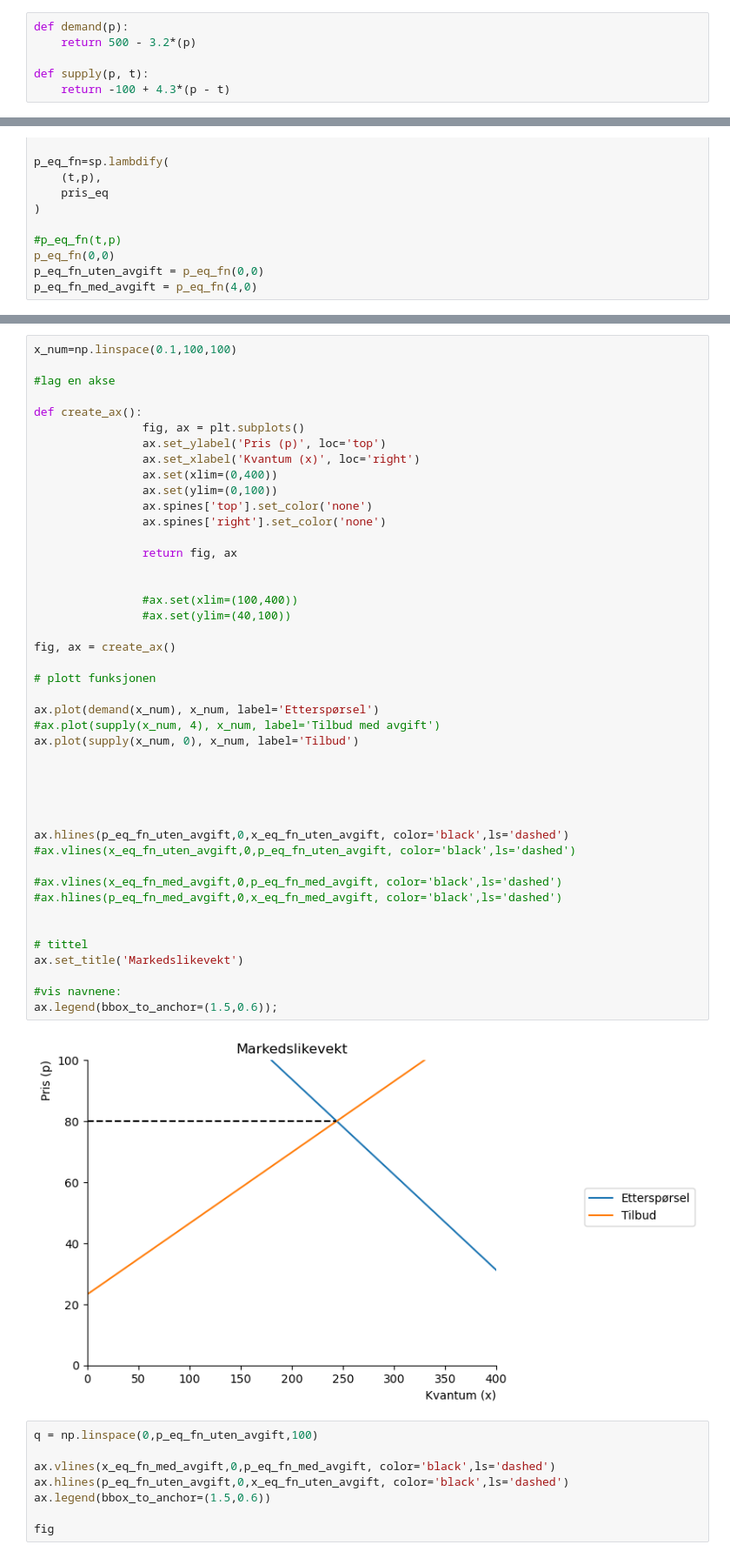
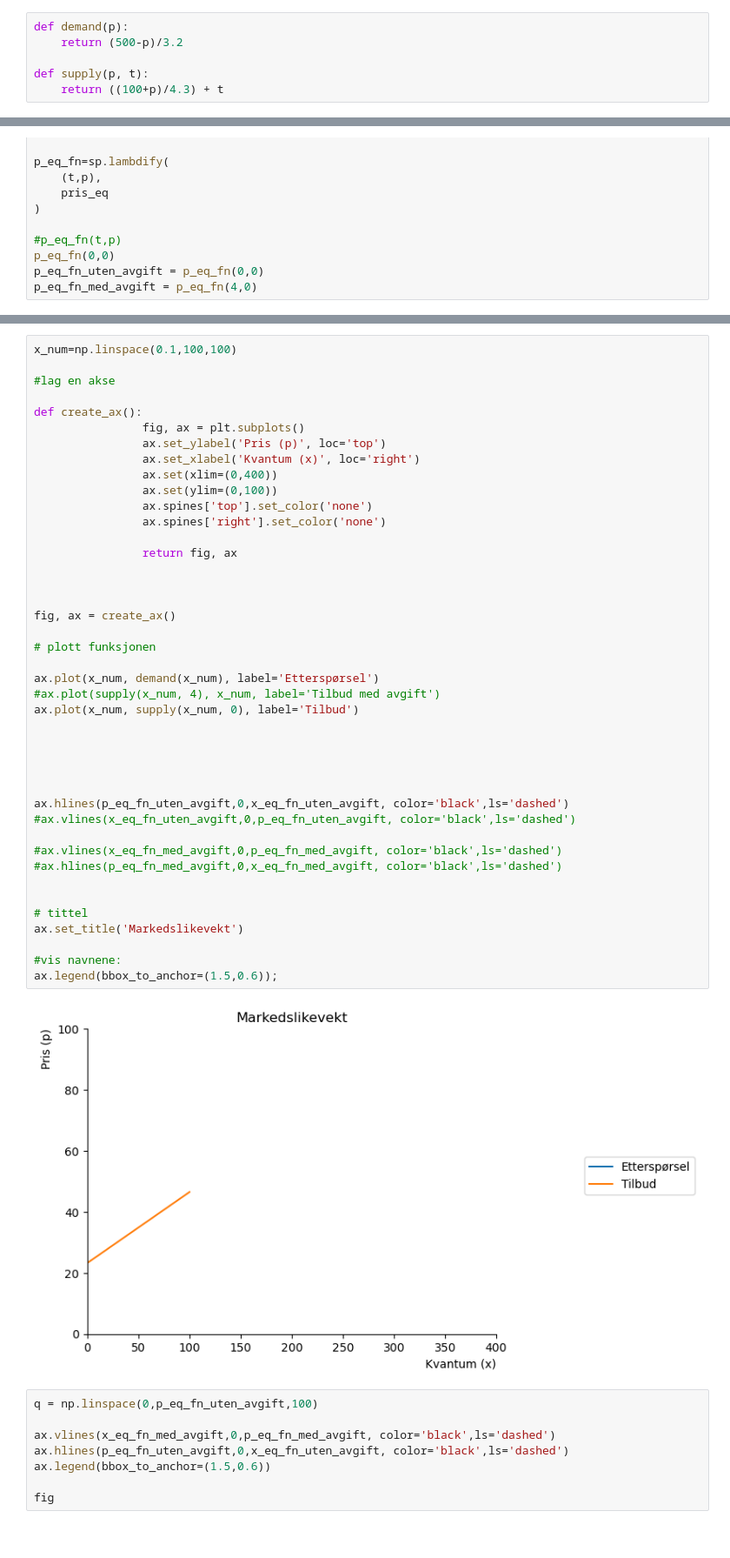
Before and after one commit to Danieljoha/Sok-1006, a Jupyter notebook: Arbeidskrav_3.ipynb, the cells around one changed output, grey strips where cells are left out. Shown: that part at 87% size. Drawn from its saved outputs; the diff is of its cells as text.

```diff
--- a/Arbeidskrav_3.ipynb
+++ b/Arbeidskrav_3.ipynb
@@ -47,10 +47,10 @@ from matplotlib import pyplot as plt
 import numpy as np
 # %%
 def demand(p):
-    return 500 - 3.2*(p)
+    return (500-p)/3.2
 
 def supply(p, t):
-    return -100 + 4.3*(p - t)
+    return ((100+p)/4.3) + t
 # %%
 p, t = sp.symbols('p t', real = True, positive = True)
 
@@ -109,38 +109,36 @@ def create_ax():
                 ax.spines['top'].set_color('none')
                 ax.spines['right'].set_color('none')
 
                 return fig, ax
 
 
-                #ax.set(xlim=(100,400))
-                #ax.set(ylim=(40,100))
 
 fig, ax = create_ax()
 
 # plott funksjonen
 
-ax.plot(demand(x_num), x_num, label='Etterspørsel')
+ax.plot(x_num, demand(x_num), label='Etterspørsel')
 #ax.plot(supply(x_num, 4), x_num, label='Tilbud med avgift')
-ax.plot(supply(x_num, 0), x_num, label='Tilbud')
+ax.plot(x_num, supply(x_num, 0), label='Tilbud')
 
 
 
 
 
 ax.hlines(p_eq_fn_uten_avgift,0,x_eq_fn_uten_avgift, color='black',ls='dashed')
 #ax.vlines(x_eq_fn_uten_avgift,0,p_eq_fn_uten_avgift, color='black',ls='dashed')
 
 #ax.vlines(x_eq_fn_med_avgift,0,p_eq_fn_med_avgift, color='black',ls='dashed')
 #ax.hlines(p_eq_fn_med_avgift,0,x_eq_fn_med_avgift, color='black',ls='dashed')
 
 
 # tittel
 ax.set_title('Markedslikevekt')
 
 #vis navnene:
 ax.legend(bbox_to_anchor=(1.5,0.6));
 # %% [output]
-[figure, old version]
+[figure, new version]
 # %%
 q = np.linspace(0,p_eq_fn_uten_avgift,100)
 
```
Also changed, not shown: parts of 5 cells of this notebook.
